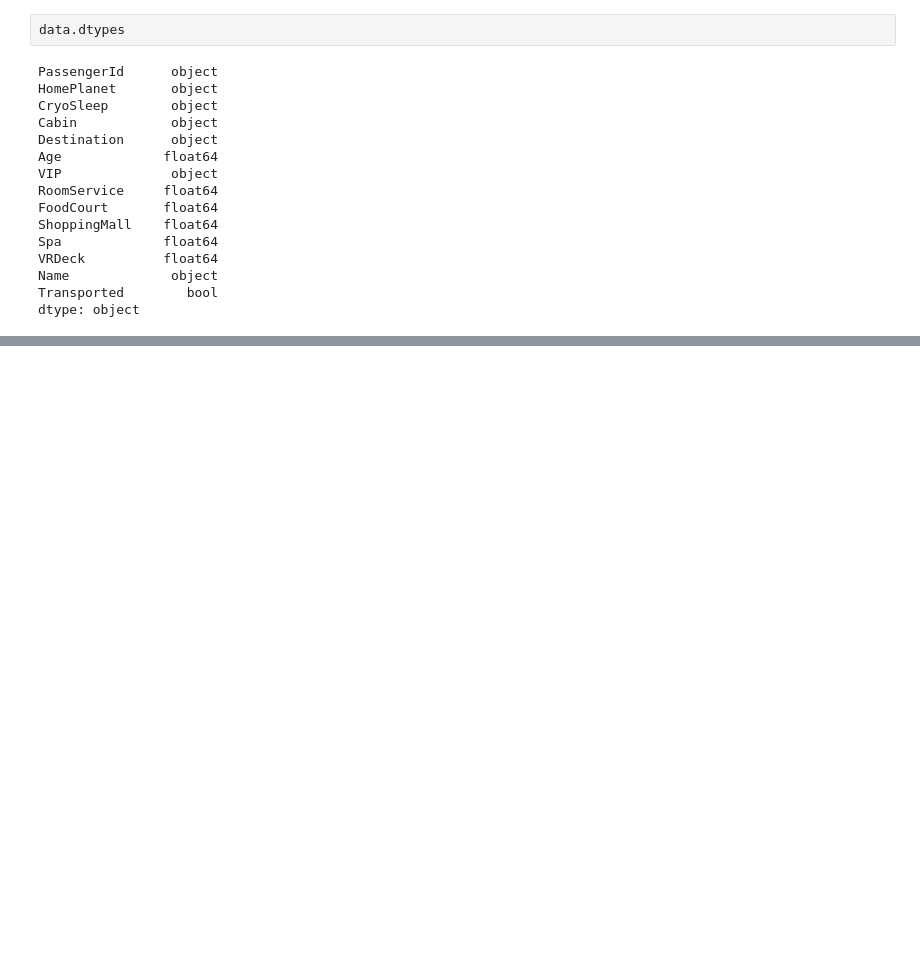
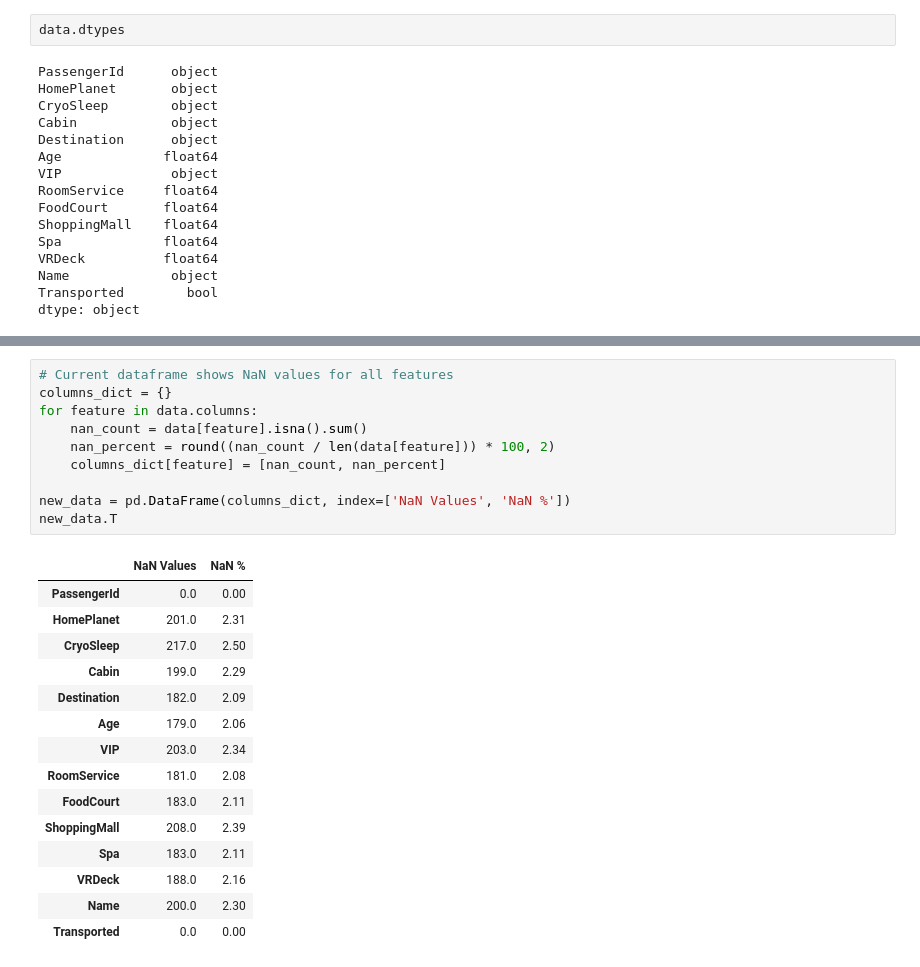
Before and after one commit to plamensve/ML_FINAL_PROJECT, a Jupyter notebook: notebooks/01_overview.ipynb, the cells around one changed output, grey strips where cells are left out. Cells and saved outputs as stored; diff of their text form; blank space fills up the shorter version.

```diff
--- a/notebooks/01_overview.ipynb
+++ b/notebooks/01_overview.ipynb
@@ -119,0 +152,26 @@ dd
+# %%
+# Current dataframe shows NaN values for all features
+columns_dict = {}
+for feature in data.columns:
+    nan_count = data[feature].isna().sum()
+    nan_percent = round((nan_count / len(data[feature])) * 100, 2)
+    columns_dict[feature] = [nan_count, nan_percent]
+
+new_data = pd.DataFrame(columns_dict, index=['NaN Values', 'NaN %'])
+new_data.T
+# %% [output]
+|  | NaN Values | NaN % |
+| PassengerId | 0.0 | 0.00 |
+| HomePlanet | 201.0 | 2.31 |
+| CryoSleep | 217.0 | 2.50 |
+| Cabin | 199.0 | 2.29 |
+| Destination | 182.0 | 2.09 |
+| Age | 179.0 | 2.06 |
+| VIP | 203.0 | 2.34 |
+| RoomService | 181.0 | 2.08 |
+| FoodCourt | 183.0 | 2.11 |
+| ShoppingMall | 208.0 | 2.39 |
+| Spa | 183.0 | 2.11 |
+| VRDeck | 188.0 | 2.16 |
+| Name | 200.0 | 2.30 |
+| Transported | 0.0 | 0.00 |
```
Also changed, not shown: parts of 9 cells of this notebook.
